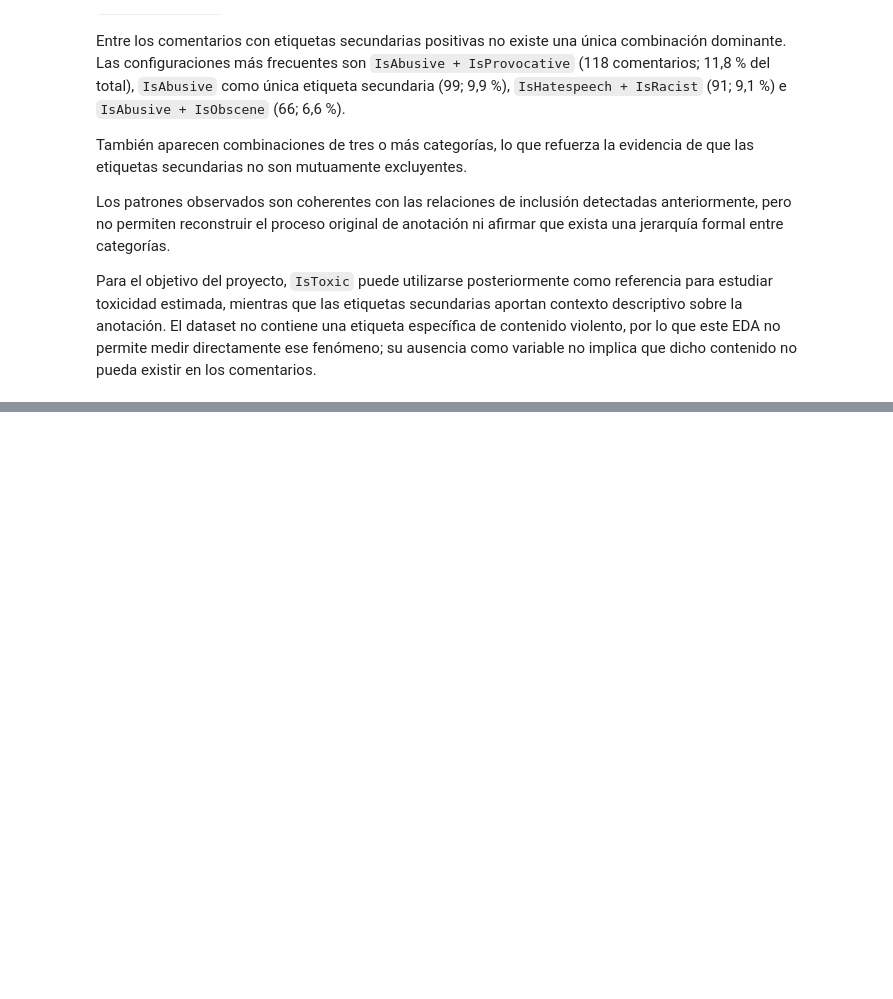
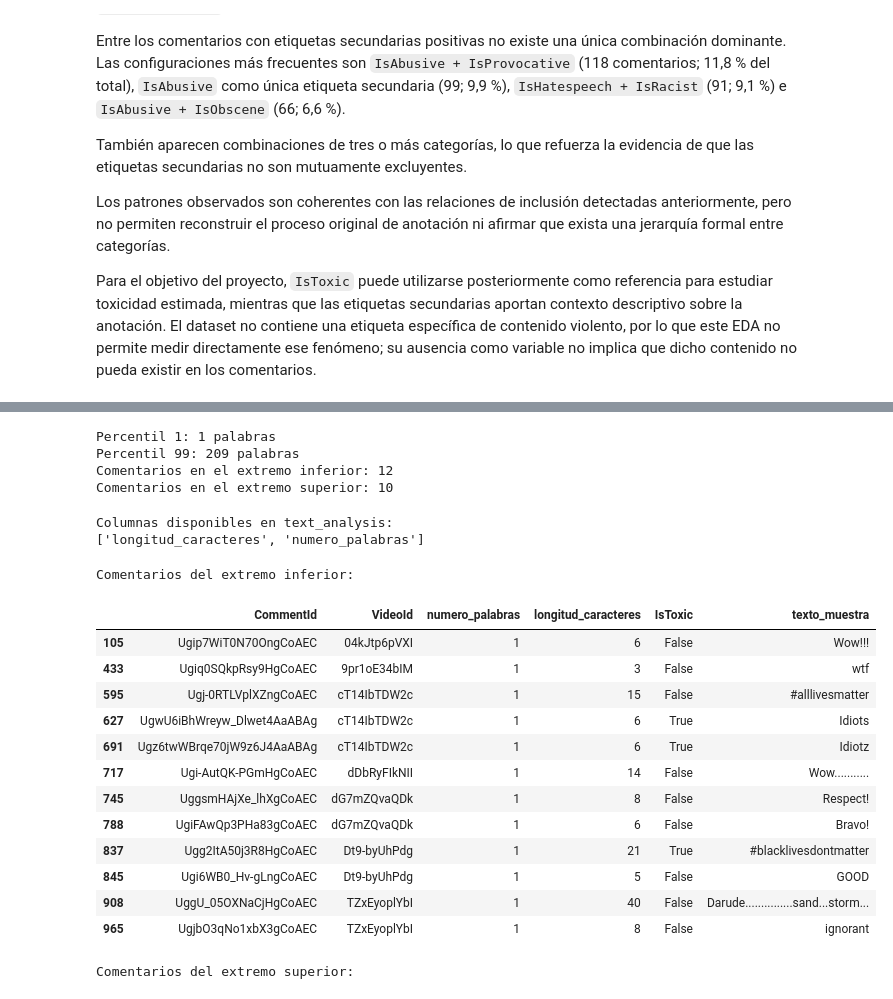
Before and after one commit to Bootcamp-IA-MAD-P7/proyecto9-grupo3, a Jupyter notebook: notebooks/01_eda.ipynb, the cells around one changed output, grey strips where cells are left out. Drawn from its saved outputs; the diff is of its cells as text; code cells hidden in the pictures; blank space fills up the shorter version.

Commit message:
feat(eda): analyze comment length and extreme cases

```diff
--- a/notebooks/01_eda.ipynb
+++ b/notebooks/01_eda.ipynb
@@ -1033,0 +1147,79 @@ Para el objetivo del proyecto, `IsToxic` puede utilizarse posteriormente como re
+# %%
+p01_words = text_analysis["numero_palabras"].quantile(0.01)
+p99_words = text_analysis["numero_palabras"].quantile(0.99)
+
+short_comments = text_analysis[
+    text_analysis["numero_palabras"] <= p01_words
+].sort_values("numero_palabras")
+
+long_comments = text_analysis[
+    text_analysis["numero_palabras"] >= p99_words
+].sort_values("numero_palabras", ascending=False)
+
+print(f"Percentil 1: {p01_words:.0f} palabras")
+print(f"Percentil 99: {p99_words:.0f} palabras")
+print(f"Comentarios en el extremo inferior: {len(short_comments)}")
+print(f"Comentarios en el extremo superior: {len(long_comments)}")
+# %% [output]
+Percentil 1: 1 palabras
+Percentil 99: 209 palabras
+Comentarios en el extremo inferior: 12
+Comentarios en el extremo superior: 10
+# %%
+print("Columnas disponibles en text_analysis:")
+print(text_analysis.columns.tolist())
+# %% [output]
+Columnas disponibles en text_analysis:
+['longitud_caracteres', 'numero_palabras']
+# %%
+extreme_short_view = df.loc[
+    short_comments.index,
+    ["CommentId", "VideoId", "Text", "IsToxic"]
+].copy()
+
+extreme_short_view["numero_palabras"] = short_comments["numero_palabras"]
+extreme_short_view["longitud_caracteres"] = short_comments["longitud_caracteres"]
+
+extreme_long_view = df.loc[
+    long_comments.index,
+    ["CommentId", "VideoId", "Text", "IsToxic"]
+].copy()
+
+extreme_long_view["numero_palabras"] = long_comments["numero_palabras"]
+extreme_long_view["longitud_caracteres"] = long_comments["longitud_caracteres"]
+
+# Fragmento del texto para facilitar la inspección.
+extreme_short_view["texto_muestra"] = extreme_short_view["Text"].str.slice(0, 150)
+extreme_long_view["texto_muestra"] = extreme_long_view["Text"].str.slice(0, 150)
+
+print("Comentarios del extremo inferior:")
+display(
+    extreme_short_view[
+        ["CommentId", "VideoId", "numero_palabras",
+         "longitud_caracteres", "IsToxic", "texto_muestra"]
+    ]
+)
+
+print("\nComentarios del extremo superior:")
+display(
+    extreme_long_view[
+        ["CommentId", "VideoId", "numero_palabras",
+         "longitud_caracteres", "IsToxic", "texto_muestra"]
+    ]
+)
+# %% [output]
+Comentarios del extremo inferior:
+|  | CommentId | VideoId | numero_palabras | longitud_caracteres | IsToxic | texto_muestra |
+| 105 | Ugip7WiT0N70OngCoAEC | 04kJtp6pVXI | 1 | 6 | False | Wow!!! |
+| 433 | Ugiq0SQkpRsy9HgCoAEC | 9pr1oE34bIM | 1 | 3 | False | wtf |
+| 595 | Ugj-0RTLVplXZngCoAEC | cT14IbTDW2c | 1 | 15 | False | #alllivesmatter |
+| 627 | UgwU6iBhWreyw_Dlwet4AaABAg | cT14IbTDW2c | 1 | 6 | True | Idiots |
+| 691 | Ugz6twWBrqe70jW9z6J4AaABAg | cT14IbTDW2c | 1 | 6 | True | Idiotz |
+| 717 | Ugi-AutQK-PGmHgCoAEC | dDbRyFIkNII | 1 | 14 | False | Wow........... |
+| 745 | UggsmHAjXe_lhXgCoAEC | dG7mZQvaQDk | 1 | 8 | False | Respect! |
+| 788 | UgiFAwQp3PHa83gCoAEC | dG7mZQvaQDk | 1 | 6 | False | Bravo! |
+| 837 | Ugg2ItA50j3R8HgCoAEC | Dt9-byUhPdg | 1 | 21 | True | #blacklivesdontmatter |
+| 845 | Ugi6WB0_Hv-gLngCoAEC | Dt9-byUhPdg | 1 | 5 | False | GOOD |
+| 908 | UggU_05OXNaCjHgCoAEC | TZxEyoplYbI | 1 | 40 | False | Darude...............sand...storm... |
+| 965 | UgjbO3qNo1xbX3gCoAEC | TZxEyoplYbI | 1 | 8 | False | ignorant |
+Comentarios del extremo superior:
```
Also changed, not shown: parts of 11 cells of this notebook.
